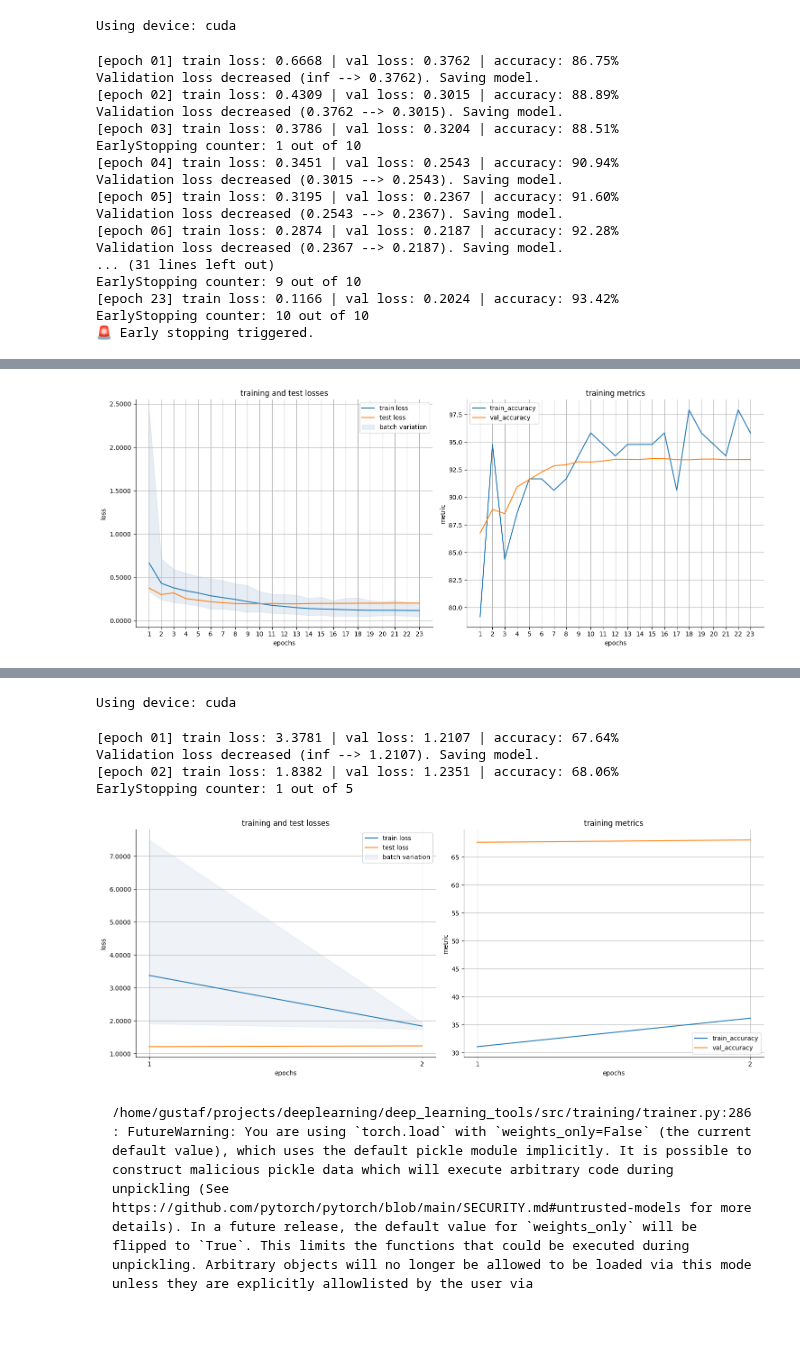
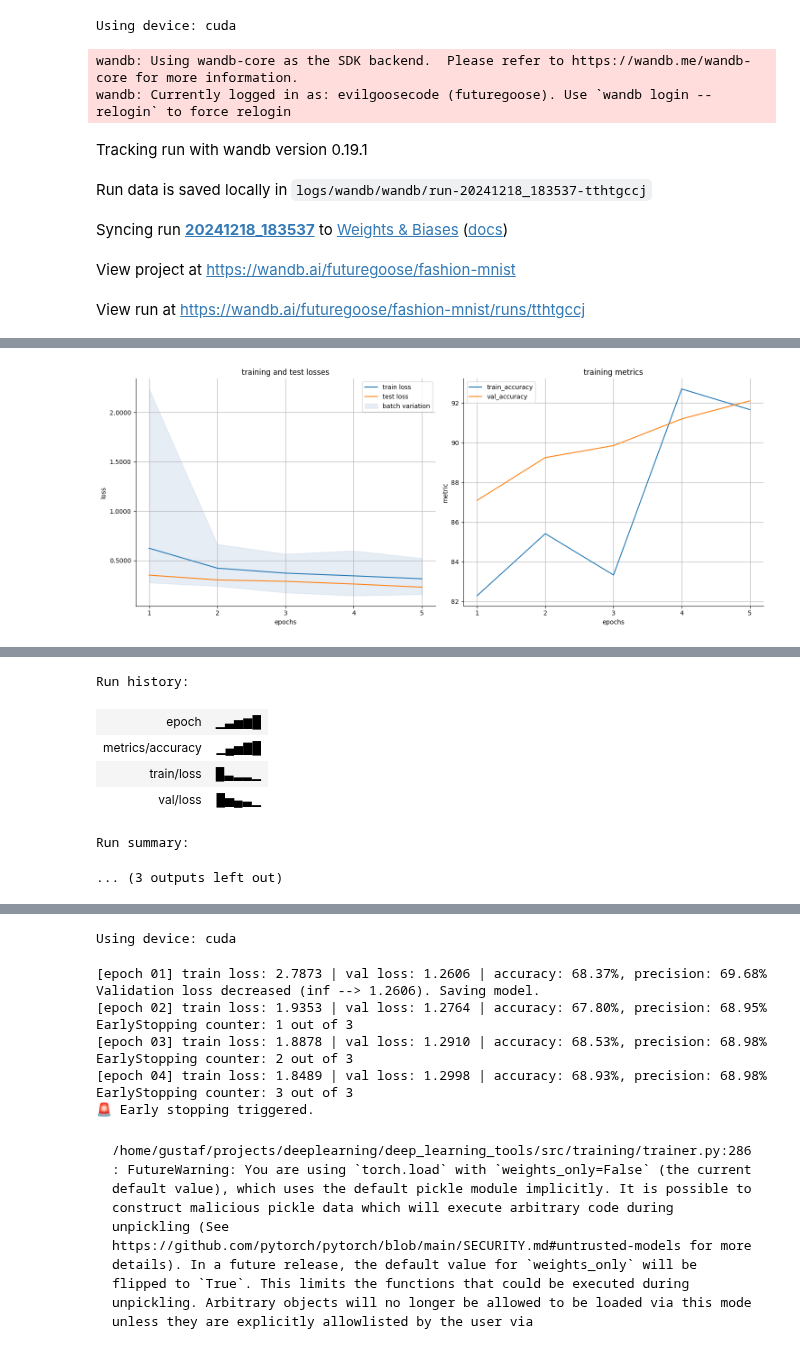
Before and after one commit to FutureGoose/OctaCycleCNN, a Jupyter notebook: exercises/w4/lek_functions_mnist.ipynb, the cells around one changed output, grey strips where cells are left out. Cells and saved outputs as stored; diff of their text form; code cells hidden in the pictures; blank space fills up the shorter version.

Commit message:
before completing all wandb fixes

````diff
--- a/exercises/w4/lek_functions_mnist.ipynb
+++ b/exercises/w4/lek_functions_mnist.ipynb
@@ -54,6 +54,7 @@ package_root = Path('/home/gustaf/projects/deeplearning/deep_learning_tools')
 sys.path.append(str(package_root))
 
 from src import ModelTrainer
+from src import accuracy, precision
 
 
 # model
@@ -125,32 +126,25 @@ trainer = ModelTrainer(
     scheduler=scheduler,
     batch_size=128,
     verbose=True,             # controls training progress logs
-    save_metrics=True,        # controls saving of metrics visualization
-    early_stopping_patience=10,
-    early_stopping_delta=0.00001
+    save_metrics=False,        # controls saving of metrics visualization
+    early_stopping_patience=3,
+    early_stopping_delta=0.00001,
+    logger_type="wandb",
+    wandb_project="fashion-mnist",
+    wandb_entity="futuregoose"
 )
 
 # train model
 trained_model = trainer.train(
     training_set=trainset,
     val_set=valset,
-    num_epochs=100
+    num_epochs=5
 )
 # %% [output]
-[epoch 01] train loss: 0.6668 | val loss: 0.3762 | accuracy: 86.75%
-Validation loss decreased (inf --> 0.3762). Saving model.
-[epoch 02] train loss: 0.4309 | val loss: 0.3015 | accuracy: 88.89%
-Validation loss decreased (0.3762 --> 0.3015). Saving model.
-[epoch 03] train loss: 0.3786 | val loss: 0.3204 | accuracy: 88.51%
-EarlyStopping counter: 1 out of 10
-[epoch 04] train loss: 0.3451 | val loss: 0.2543 | accuracy: 90.94%
-Validation loss decreased (0.3015 --> 0.2543). Saving model.
-[epoch 05] train loss: 0.3195 | val loss: 0.2367 | accuracy: 91.60%
-Validation loss decreased (0.2543 --> 0.2367). Saving model.
-[epoch 06] train loss: 0.2874 | val loss: 0.2187 | accuracy: 92.28%
-Validation loss decreased (0.2367 --> 0.2187). Saving model.
-... (31 lines left out)
-EarlyStopping counter: 9 out of 10
-[epoch 23] train loss: 0.1166 | val loss: 0.2024 | accuracy: 93.42%
-EarlyStopping counter: 10 out of 10
-🚨 Early stopping triggered.
+wandb: Using wandb-core as the SDK backend.  Please refer to https://wandb.me/wandb-core for more information.
+wandb: Currently logged in as: evilgoosecode (futuregoose). Use `wandb login --relogin` to force relogin
+Tracking run with wandb version 0.19.1
+Run data is saved locally in logs/wandb/wandb/run-20241218_183537-tthtgccj
+Syncing run 20241218_183537 to Weights & Biases (docs)
+View project at https://wandb.ai/futuregoose/fashion-mnist
+View run at https://wandb.ai/futuregoose/fashion-mnist/runs/tthtgccj
@@ -157 +161 @@ EarlyStopping counter: 10 out of 10
-[figure, old version]
+[figure, new version]
@@ -158,3 +163,10 @@ EarlyStopping counter: 10 out of 10
+Run history:
+| epoch | ▁▃▅▆█ |
+| metrics/accuracy | ▁▄▅▇█ |
+| train/loss | █▃▂▂▁ |
+| val/loss | █▅▄▃▁ |
+Run summary:
+... (3 outputs left out)
 # %%
 model
 # %% [output]
@@ -232,6 +244,7 @@ package_root = Path('/home/gustaf/projects/deeplearning/deep_learning_tools')
 sys.path.append(str(package_root))
 
 from src import ModelTrainer
+from src import accuracy, precision
 
 
 # model
@@ -269,25 +282,31 @@ trainer = ModelTrainer(
     loss_fn=nn.CrossEntropyLoss(),
     optimizer=optimizer,
     scheduler=scheduler,
-    batch_size=1024,
+    batch_size=128,
     verbose=True,             # controls training progress logs
     save_metrics=True,        # controls saving of metrics visualization
-    early_stopping_patience=5,
-    early_stopping_delta=0.005
+    early_stopping_patience=3,
+    early_stopping_delta=0.00001,
+    logger_type="tensorboard",
+    metrics=[accuracy, precision]
 )
 
 # train model
 trained_model = trainer.train(
     training_set=trainset,
     val_set=valset,
-    num_epochs=2
+    num_epochs=5
 )
 # %% [output]
-[epoch 01] train loss: 3.3781 | val loss: 1.2107 | accuracy: 67.64%
-Validation loss decreased (inf --> 1.2107). Saving model.
-[epoch 02] train loss: 1.8382 | val loss: 1.2351 | accuracy: 68.06%
-EarlyStopping counter: 1 out of 5
+[epoch 01] train loss: 2.7873 | val loss: 1.2606 | accuracy: 68.37%, precision: 69.68%
+Validation loss decreased (inf --> 1.2606). Saving model.
+[epoch 02] train loss: 1.9353 | val loss: 1.2764 | accuracy: 67.80%, precision: 68.95%
+EarlyStopping counter: 1 out of 3
+[epoch 03] train loss: 1.8878 | val loss: 1.2910 | accuracy: 68.53%, precision: 68.98%
+EarlyStopping counter: 2 out of 3
+[epoch 04] train loss: 1.8489 | val loss: 1.2998 | accuracy: 68.93%, precision: 68.98%
+EarlyStopping counter: 3 out of 3
+🚨 Early stopping triggered.
-[figure, removed]
 # %% [markdown]
 ```markdown
 /home/gustaf/projects/deeplearning/deep_learning_tools/src/training/trainer.py:286: FutureWarning: You are using `torch.load` with `weights_only=False` (the current default value), which uses the default pickle module implicitly. It is possible to construct malicious pickle data which will execute arbitrary code during unpickling (See https://github.com/pytorch/pytorch/blob/main/SECURITY.md#untrusted-models for more details). In a future release, the default value for `weights_only` will be flipped to `True`. This limits the functions that could be executed during unpickling. Arbitrary objects will no longer be allowed to be loaded via this mode unless they are explicitly allowlisted by the user via `torch.serialization.add_safe_globals`. We recommend you start setting `weights_only=True` for any use case where you don't have full control of the loaded file. Please open an issue on GitHub for any issues related to this experimental feature.
````
Also changed, not shown: parts of 1 cell of this notebook, 10 other files.
